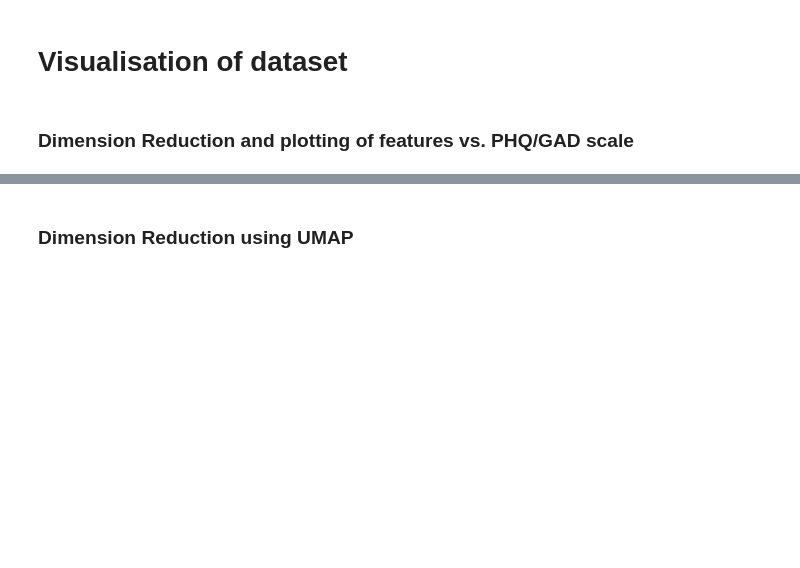
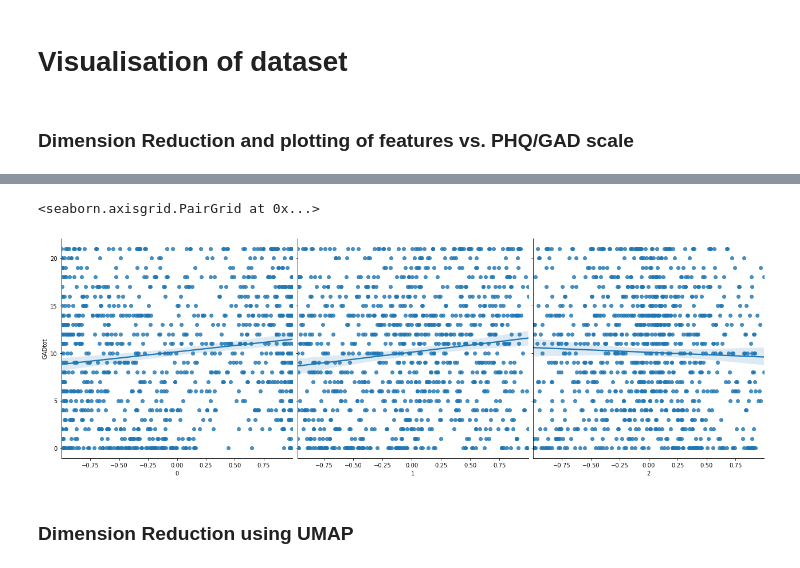
Before and after one commit to alexandraant161803/EDAN70, a Jupyter notebook: WD_project.ipynb, the cells around one changed output, grey strips where cells are left out. Cells and saved outputs as stored; diff of their text form; code cells hidden in the pictures; blank space fills up the shorter version.

```diff
--- a/WD_project.ipynb
+++ b/WD_project.ipynb
@@ -252,3 +255,8 @@ sns.pairplot(df_plot_dep, x_vars=['0', '1', '2'], y_vars='PHQtot', height=6, asp
+# %%
+sns.pairplot(df_plot_wor, x_vars=['0', '1', '2'], y_vars='GADtot', height=6, kind='reg')
+# %% [output]
+<seaborn.axisgrid.PairGrid at 0x...>
+[figure, added]
 # %% [markdown]
 ### Dimension Reduction using UMAP
 # %%
```
Also changed, not shown: parts of 8 cells of this notebook.
